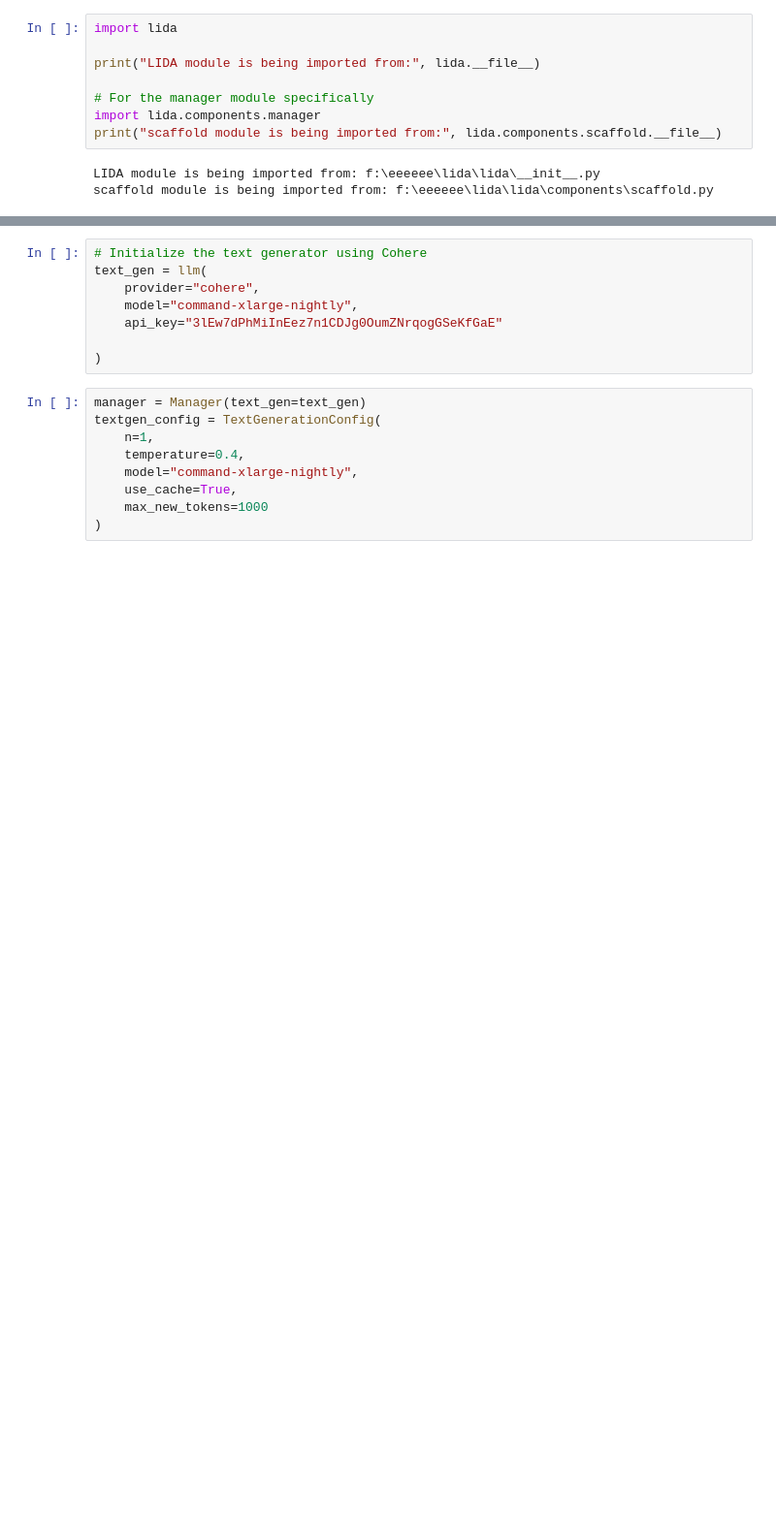
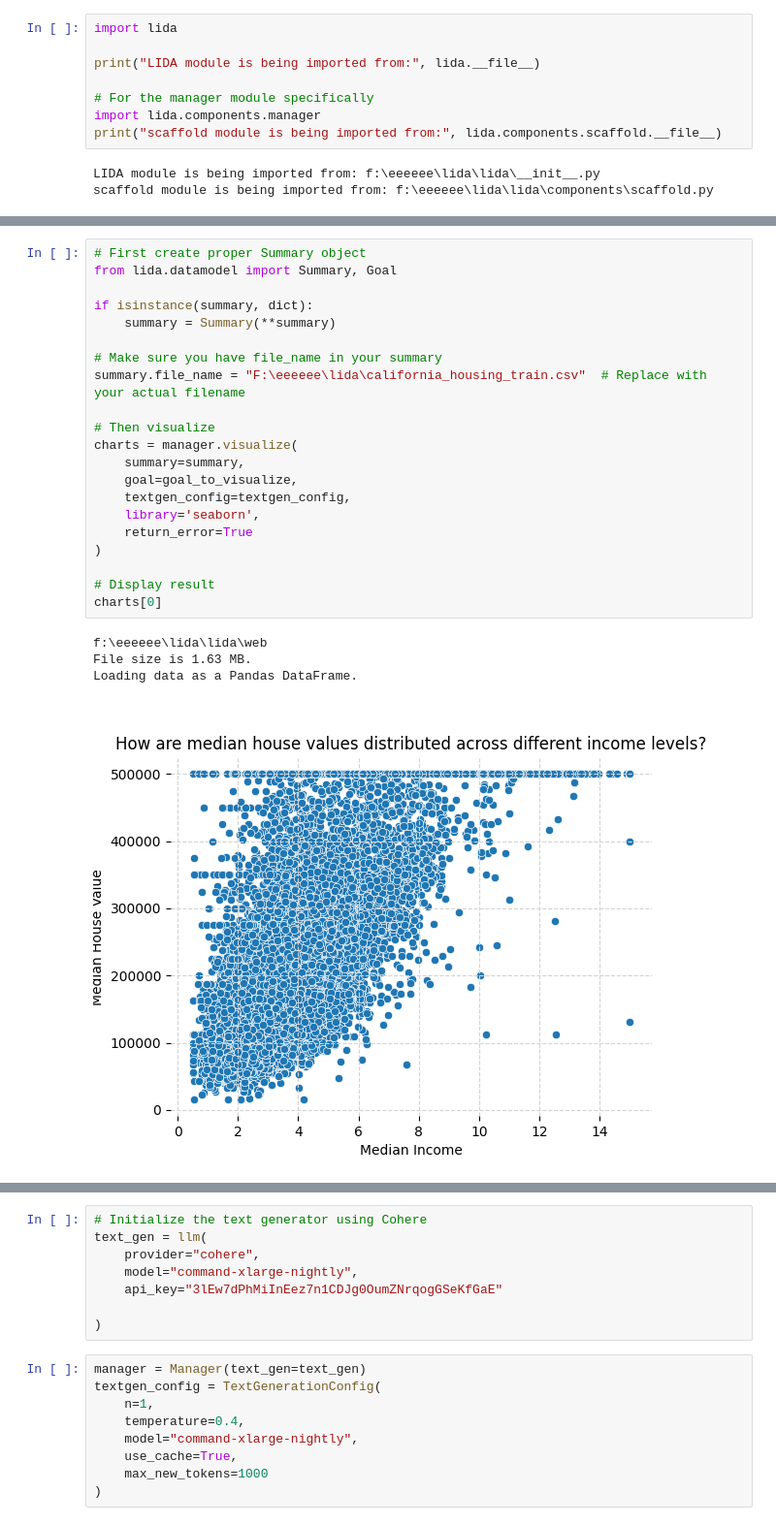
Before and after one commit to Raijin-ZD/lida, a Jupyter notebook: LidaTestingAfterDask_Datashader (1).ipynb, the cells around one changed output, grey strips where cells are left out. Shown at 97% size. Cells and saved outputs as stored; diff of their text form; blank space fills up the shorter version.

```diff
--- a/LidaTestingAfterDask_Datashader (1).ipynb
+++ b/LidaTestingAfterDask_Datashader (1).ipynb
@@ -224,0 +299,26 @@ llm = Cohere(
+# %%
+# First create proper Summary object
+from lida.datamodel import Summary, Goal
+
+if isinstance(summary, dict):
+    summary = Summary(**summary)
+
+# Make sure you have file_name in your summary
+summary.file_name = "F:\eeeeee\lida\california_housing_train.csv"  # Replace with your actual filename
+
+# Then visualize
+charts = manager.visualize(
+    summary=summary,
+    goal=goal_to_visualize,
+    textgen_config=textgen_config,
+    library='seaborn',
+    return_error=True
+)
+
+# Display result
+charts[0]
+# %% [output]
+f:\eeeeee\lida\lida\web
+File size is 1.63 MB.
+Loading data as a Pandas DataFrame.
+[figure, added]
```
Also changed, not shown: parts of 19 cells of this notebook, 3 other files.
